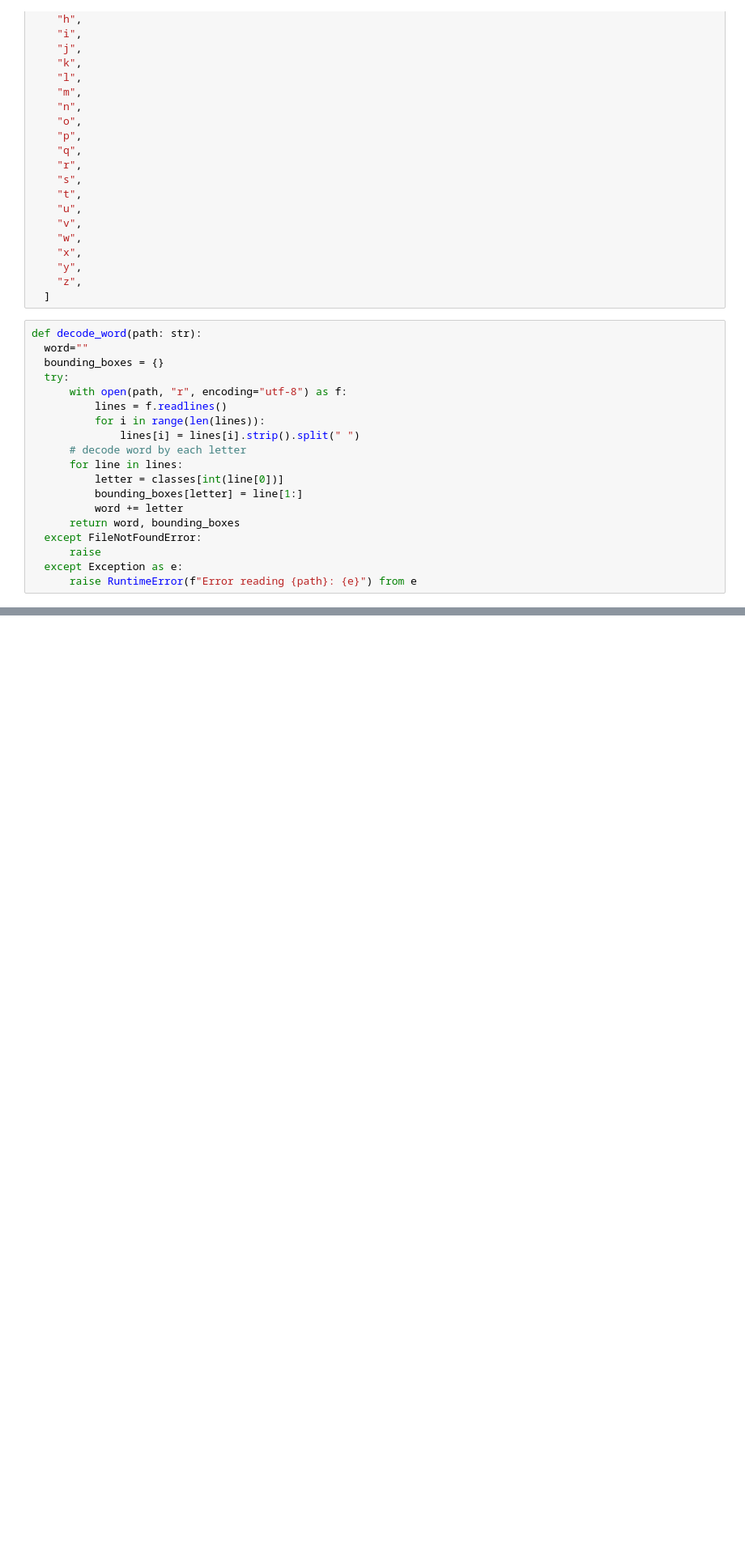
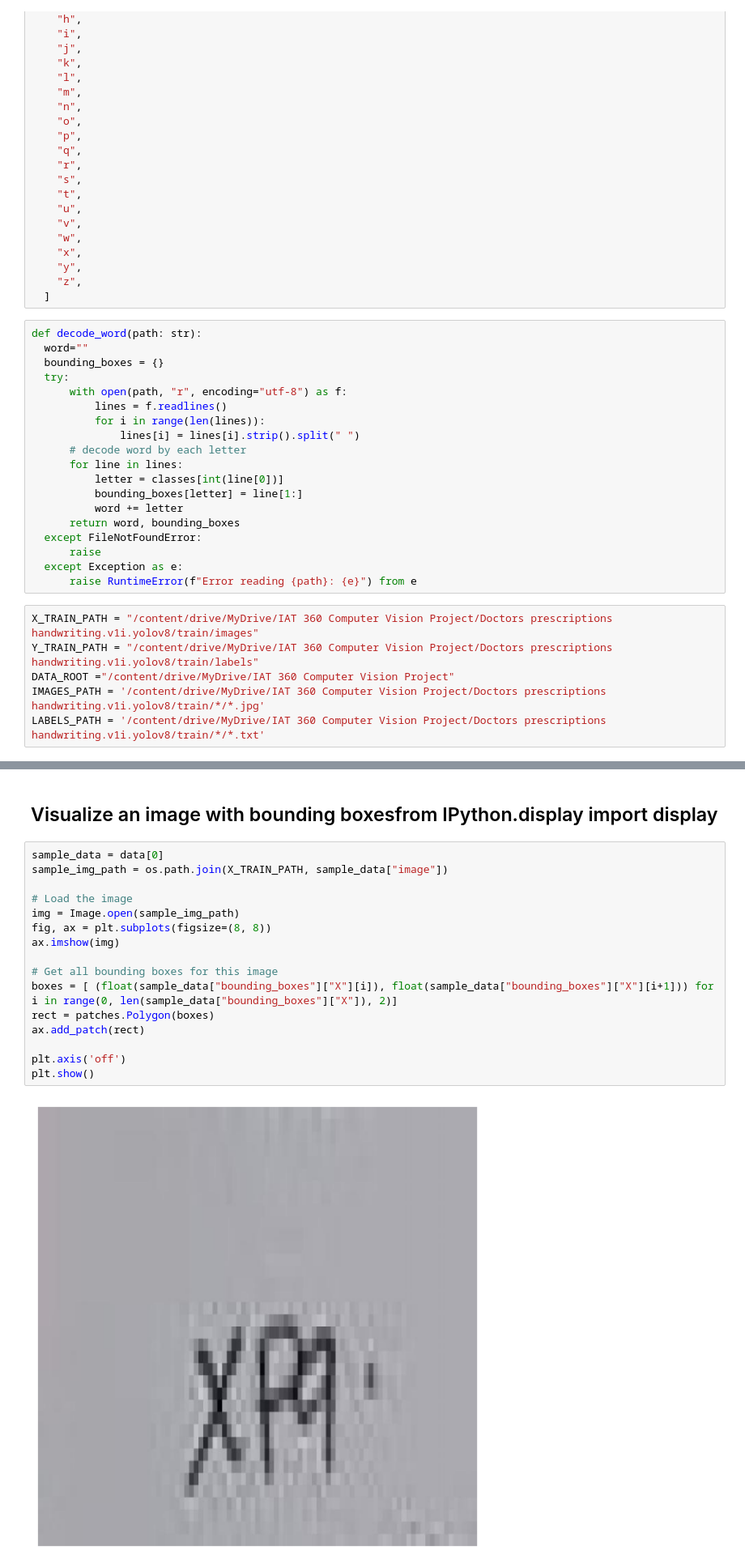
Before and after one commit to madelinehooo/IAT360_CV_ASSIGNMENT, a Jupyter notebook: IAT360_CV_Assignment.ipynb, the cells around one changed output, grey strips where cells are left out. Shown at 81% size. Cells and saved outputs as stored; diff of their text form; blank space fills up the shorter version.

```diff
--- a/IAT360_CV_Assignment.ipynb
+++ b/IAT360_CV_Assignment.ipynb
@@ -92,4 +96,10 @@ def decode_word(path: str):
       raise
   except Exception as e:
       raise RuntimeError(f"Error reading {path}: {e}") from e
+# %%
+X_TRAIN_PATH = "/content/drive/MyDrive/IAT 360 Computer Vision Project/Doctors prescriptions handwriting.v1i.yolov8/train/images"
+Y_TRAIN_PATH = "/content/drive/MyDrive/IAT 360 Computer Vision Project/Doctors prescriptions handwriting.v1i.yolov8/train/labels"
+DATA_ROOT ="/content/drive/MyDrive/IAT 360 Computer Vision Project"
+IMAGES_PATH = '/content/drive/MyDrive/IAT 360 Computer Vision Project/Doctors prescriptions handwriting.v1i.yolov8/train/*/*.jpg'
+LABELS_PATH = '/content/drive/MyDrive/IAT 360 Computer Vision Project/Doctors prescriptions handwriting.v1i.yolov8/train/*/*.txt'
 # %%
@@ -122,0 +150,20 @@ df.head()
+# %% [markdown]
+## Visualize an image with bounding boxesfrom IPython.display import display
+# %%
+sample_data = data[0]
+sample_img_path = os.path.join(X_TRAIN_PATH, sample_data["image"])
+
+# Load the image
+img = Image.open(sample_img_path)
+fig, ax = plt.subplots(figsize=(8, 8))
+ax.imshow(img)
+
+# Get all bounding boxes for this image
+boxes = [ (float(sample_data["bounding_boxes"]["X"][i]), float(sample_data["bounding_boxes"]["X"][i+1])) for i in range(0, len(sample_data["bounding_boxes"]["X"]), 2)]
+rect = patches.Polygon(boxes)
+ax.add_patch(rect)
+
+plt.axis('off')
+plt.show()
+# %% [output]
+[figure, added]
```
Also changed, not shown: parts of 5 cells of this notebook.
